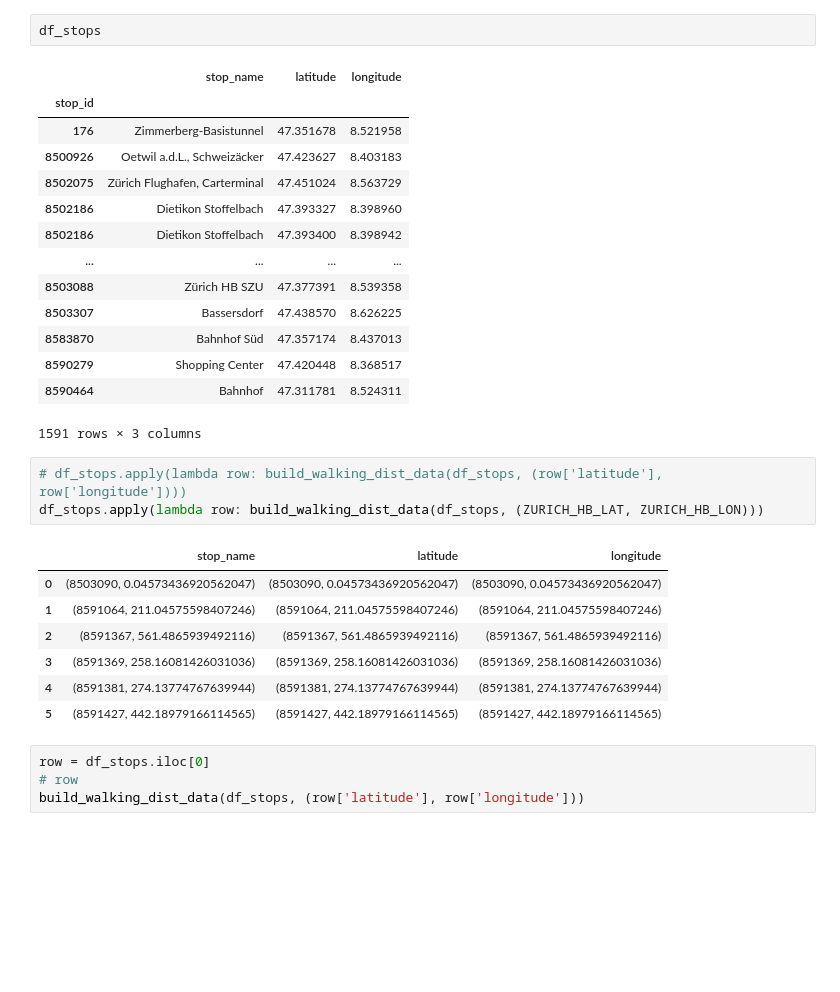
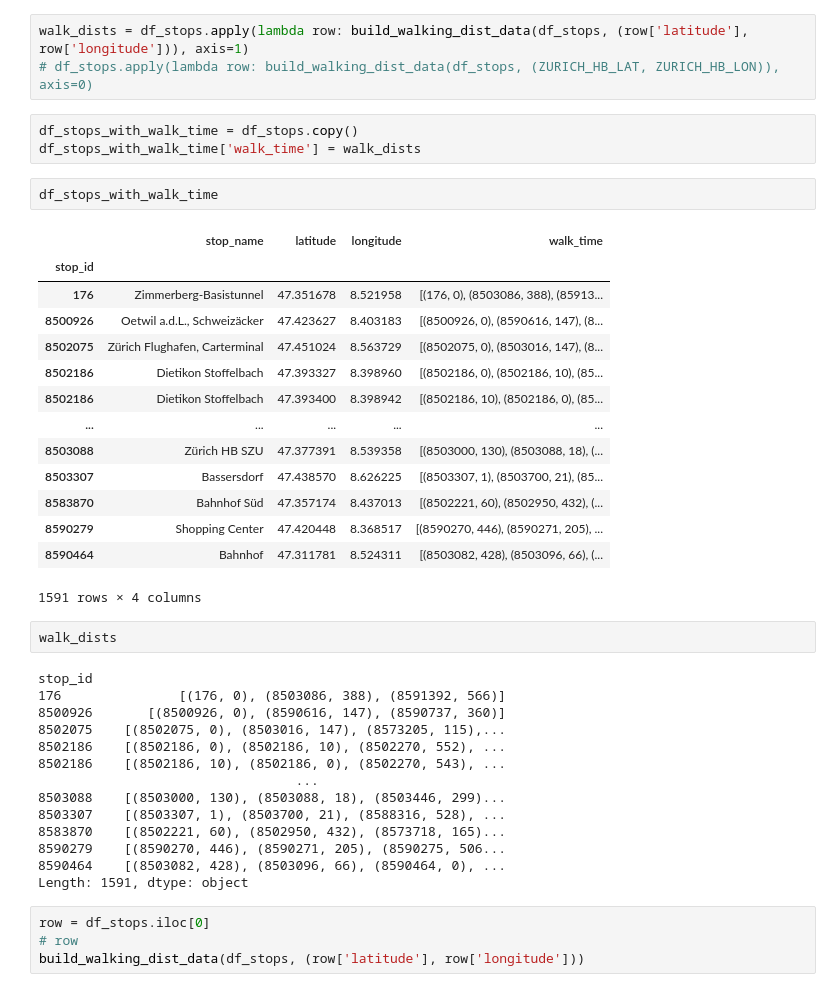
Before and after one commit to michaelroust/stochastic-journey-planner, a Jupyter notebook: notebooks/walking.ipynb, the cells around one changed output. Cells and saved outputs as stored; diff of their text form; blank space fills up the shorter version.

Commit message:
walking_time works

```diff
--- a/notebooks/walking.ipynb
+++ b/notebooks/walking.ipynb
@@ -102,31 +102,42 @@ build_walking_dist_data(df_stops, pos)
-# %%
-df_stops
-# %% [output]
-|  | stop_name | latitude | longitude |
-| stop_id |  |  |  |
-| 176 | Zimmerberg-Basistunnel | 47.351678 | 8.521958 |
-| 8500926 | Oetwil a.d.L., Schweizäcker | 47.423627 | 8.403183 |
-| 8502075 | Zürich Flughafen, Carterminal | 47.451024 | 8.563729 |
-| 8502186 | Dietikon Stoffelbach | 47.393327 | 8.398960 |
-| 8502186 | Dietikon Stoffelbach | 47.393400 | 8.398942 |
-| ... | ... | ... | ... |
-| 8503088 | Zürich HB SZU | 47.377391 | 8.539358 |
-| 8503307 | Bassersdorf | 47.438570 | 8.626225 |
-| 8583870 | Bahnhof Süd | 47.357174 | 8.437013 |
-| 8590279 | Shopping Center | 47.420448 | 8.368517 |
-| 8590464 | Bahnhof | 47.311781 | 8.524311 |
-1591 rows × 3 columns
 # %%
-# df_stops.apply(lambda row: build_walking_dist_data(df_stops, (row['latitude'], row['longitude'])))
-df_stops.apply(lambda row: build_walking_dist_data(df_stops, (ZURICH_HB_LAT, ZURICH_HB_LON)))
+walk_dists = df_stops.apply(lambda row: build_walking_dist_data(df_stops, (row['latitude'], row['longitude'])), axis=1)
+# df_stops.apply(lambda row: build_walking_dist_data(df_stops, (ZURICH_HB_LAT, ZURICH_HB_LON)), axis=0)
-# %% [output]
-|  | stop_name | latitude | longitude |
-| 0 | (8503090, 0.04573436920562047) | (8503090, 0.04573436920562047) | (8503090, 0.04573436920562047) |
-| 1 | (8591064, 211.04575598407246) | (8591064, 211.04575598407246) | (8591064, 211.04575598407246) |
-| 2 | (8591367, 561.4865939492116) | (8591367, 561.4865939492116) | (8591367, 561.4865939492116) |
-| 3 | (8591369, 258.16081426031036) | (8591369, 258.16081426031036) | (8591369, 258.16081426031036) |
-| 4 | (8591381, 274.13774767639944) | (8591381, 274.13774767639944) | (8591381, 274.13774767639944) |
-| 5 | (8591427, 442.18979166114565) | (8591427, 442.18979166114565) | (8591427, 442.18979166114565) |
+# %%
+df_stops_with_walk_time = df_stops.copy()
+df_stops_with_walk_time['walk_time'] = walk_dists
+# %%
+df_stops_with_walk_time
+# %% [output]
+|  | stop_name | latitude | longitude | walk_time |
+| stop_id |  |  |  |  |
+| 176 | Zimmerberg-Basistunnel | 47.351678 | 8.521958 | [(176, 0), (8503086, 388), (85913... |
+| 8500926 | Oetwil a.d.L., Schweizäcker | 47.423627 | 8.403183 | [(8500926, 0), (8590616, 147), (8... |
+| 8502075 | Zürich Flughafen, Carterminal | 47.451024 | 8.563729 | [(8502075, 0), (8503016, 147), (8... |
+| 8502186 | Dietikon Stoffelbach | 47.393327 | 8.398960 | [(8502186, 0), (8502186, 10), (85... |
+| 8502186 | Dietikon Stoffelbach | 47.393400 | 8.398942 | [(8502186, 10), (8502186, 0), (85... |
+| ... | ... | ... | ... | ... |
+| 8503088 | Zürich HB SZU | 47.377391 | 8.539358 | [(8503000, 130), (8503088, 18), (... |
+| 8503307 | Bassersdorf | 47.438570 | 8.626225 | [(8503307, 1), (8503700, 21), (85... |
+| 8583870 | Bahnhof Süd | 47.357174 | 8.437013 | [(8502221, 60), (8502950, 432), (... |
+| 8590279 | Shopping Center | 47.420448 | 8.368517 | [(8590270, 446), (8590271, 205), ... |
+| 8590464 | Bahnhof | 47.311781 | 8.524311 | [(8503082, 428), (8503096, 66), (... |
+1591 rows × 4 columns
+# %%
+walk_dists
+# %% [output]
+stop_id
+176               [(176, 0), (8503086, 388), (8591392, 566)]
+8500926       [(8500926, 0), (8590616, 147), (8590737, 360)]
+8502075    [(8502075, 0), (8503016, 147), (8573205, 115),...
+8502186    [(8502186, 0), (8502186, 10), (8502270, 552), ...
+8502186    [(8502186, 10), (8502186, 0), (8502270, 543), ...
+                                 ...
+8503088    [(8503000, 130), (8503088, 18), (8503446, 299)...
+8503307    [(8503307, 1), (8503700, 21), (8588316, 528), ...
+8583870    [(8502221, 60), (8502950, 432), (8573718, 165)...
+8590279    [(8590270, 446), (8590271, 205), (8590275, 506...
+8590464    [(8503082, 428), (8503096, 66), (8590464, 0), ...
+Length: 1591, dtype: object
 # %%
 row = df_stops.iloc[0]
 # row
```
Also changed, not shown: parts of 12 cells of this notebook, 1 other file.
